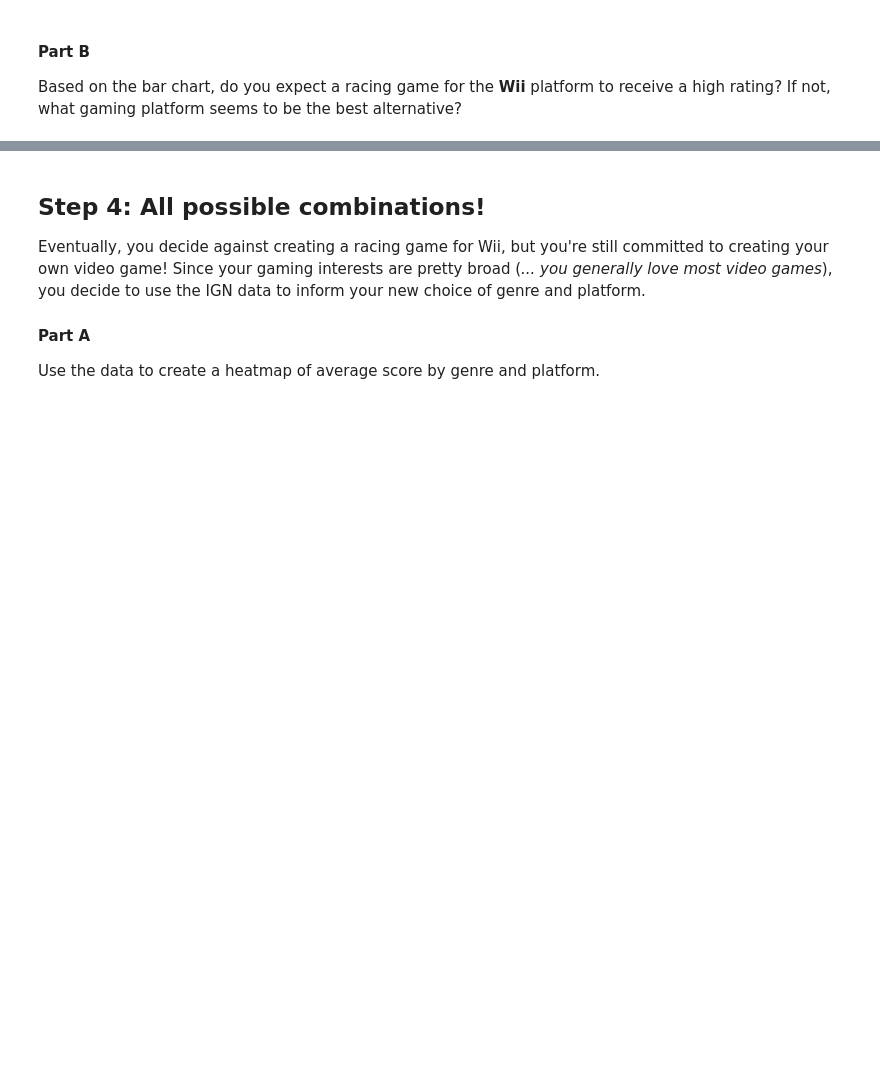
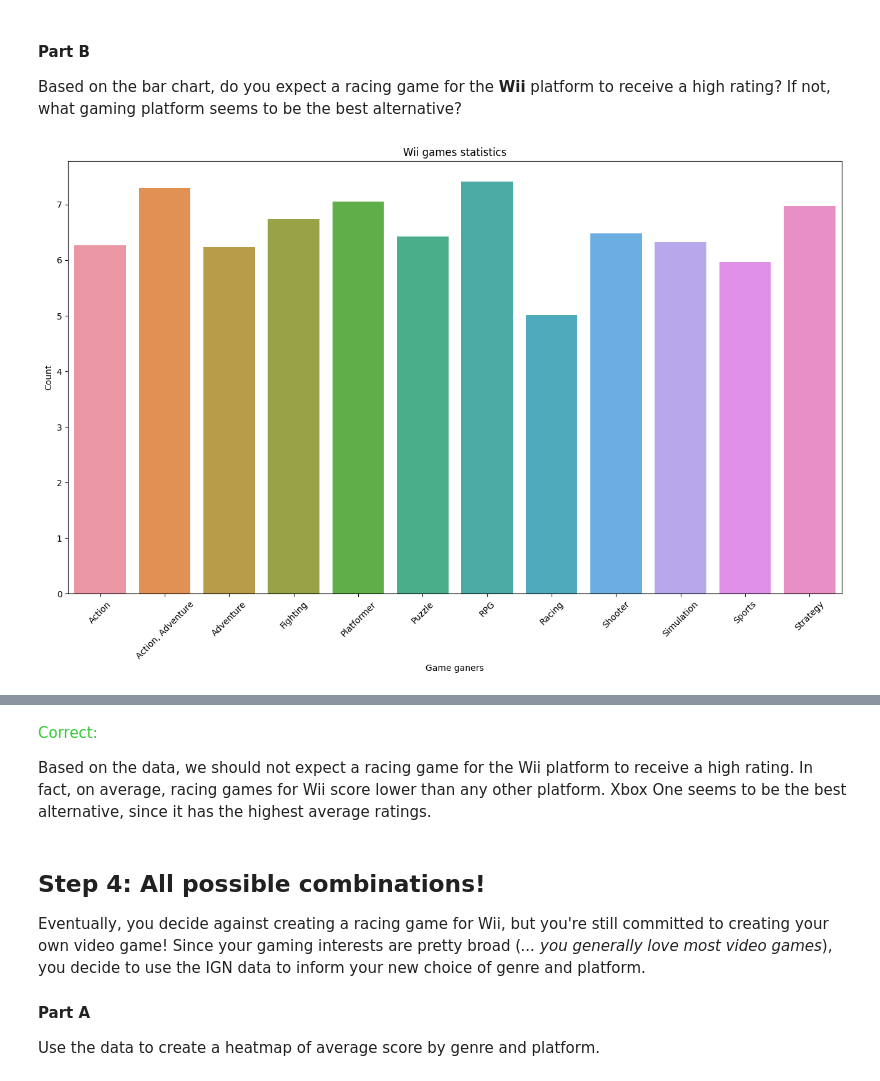
Before and after one commit to ArmanVasilovich/kaggle, a Jupyter notebook: data_vizualization_course/exercise-bar-charts-and-heatmaps.ipynb, the cells around one changed output, grey strips where cells are left out. Cells and saved outputs as stored; diff of their text form; code cells hidden in the pictures; blank space fills up the shorter version.

```diff
--- a/data_vizualization_course/exercise-bar-charts-and-heatmaps.ipynb
+++ b/data_vizualization_course/exercise-bar-charts-and-heatmaps.ipynb
@@ -118,0 +115,13 @@ step_3.b.solution()
+# %%
+wii_data = ign_data[ign_data.index == 'Wii']
+plt.figure(figsize=(16,9))
+sns.barplot(data=wii_data)
+plt.xticks(rotation=45)
+plt.xlabel('Game ganers')
+plt.ylabel('Count')
+plt.title('Wii games statistics')
+plt.show()
+answer = 'RPG'
+step_3.b.check()
+# %% [output]
+[figure, added]
@@ -119,3 +129,6 @@ step_3.b.solution()
+<span style="color:#33cc33">Correct:</span>
+
+Based on the data, we should not expect a racing game for the Wii platform to receive a high rating.  In fact, on average, racing games for Wii score lower than any other platform.  Xbox One seems to be the best alternative, since it has the highest average ratings.
 # %% [markdown]
 ## Step 4: All possible combinations!
 
```
Also changed, not shown: parts of 6 cells of this notebook.
